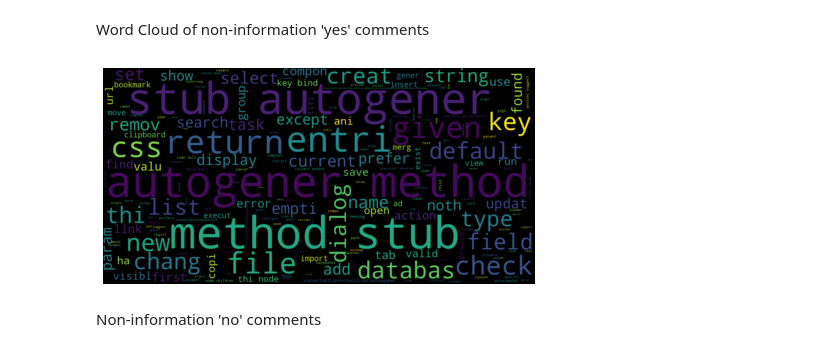
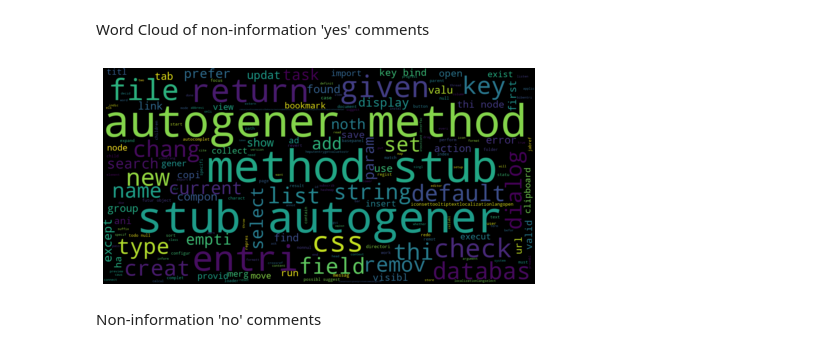
Before and after one commit to patrycjapraczyk/Declutter-challenge, a Jupyter notebook: notebooks/dataAnalysis/comment_text_analysis.ipynb, the cells around one changed output. Drawn from its saved outputs; the diff is of its cells as text; code cells hidden in the pictures.

```diff
--- a/notebooks/dataAnalysis/comment_text_analysis.ipynb
+++ b/notebooks/dataAnalysis/comment_text_analysis.ipynb
@@ -214,0 +144,10 @@ bad_comments[:15]
+# %%
+bad_comments = data[data['non-information'] == 'yes']
+bad_comments = bad_comments['comment'].apply(str)
+
+dp = DataProcesser()
+
+bad_comments = dp.preprocess(bad_comments)
+bad_comments = pd.Series(bad_comments)
+
+bad_comments[:15]
@@ -241,18 +193,9 @@ most_occur
 # %% [markdown]
 Word Cloud of non-information 'yes' comments
-# %%
-# Generate a word cloud image
-comments_cleaned = " ".join(bad_comments)
-from wordcloud import WordCloud, STOPWORDS, ImageColorGenerator
-wordcloud1 = WordCloud(width=1600, height=800).generate(comments_cleaned)
-import matplotlib.pyplot as plt
-
-# Display the generated image:
-plt.imshow(wordcloud1, interpolation='bilinear')
-plt.axis("off")
-plt.tight_layout(pad=0)
-plt.show()
-# %% [output]
-[figure, removed]
+# %%
+# Generate a word cloud image
+create_word_cloud(bad_comments)
+# %% [output]
+[figure, added]
 # %% [markdown]
 Non-information 'no' comments
```
Also changed, not shown: parts of 28 cells of this notebook, 4 other files.
